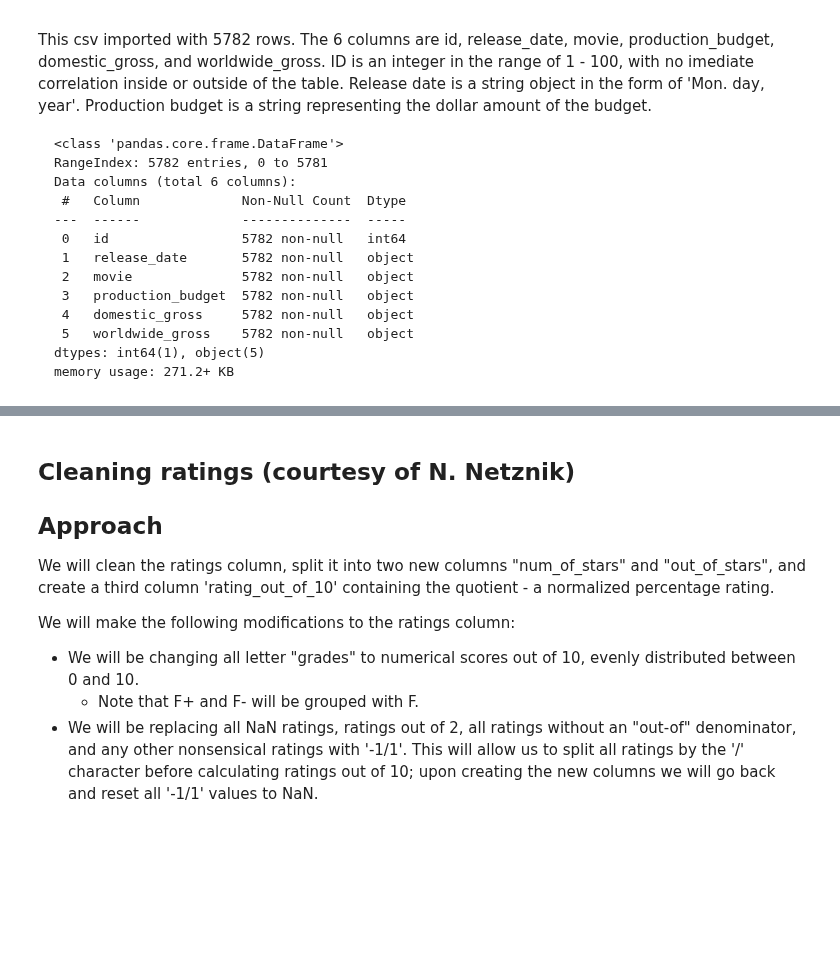
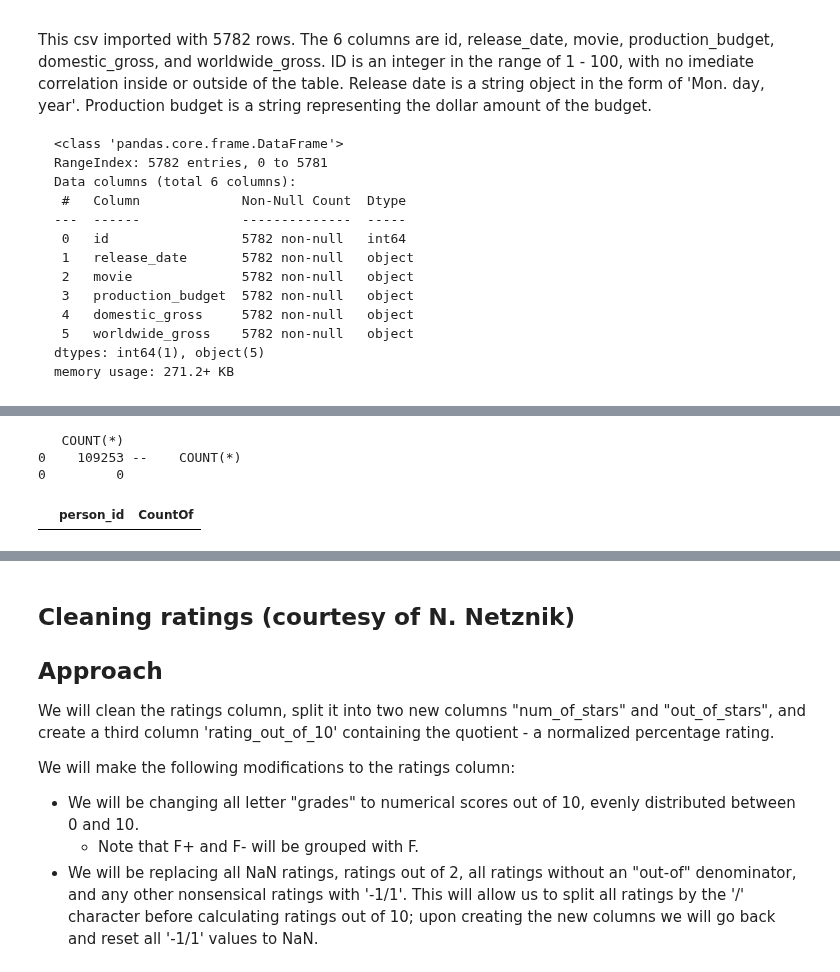
Before and after one commit to cLineman/CapStoneProject, a Jupyter notebook: AlexanderWhite.ipynb, the cells around one changed output, grey strips where cells are left out. Drawn from its saved outputs; the diff is of its cells as text; code cells hidden in the pictures; blank space fills up the shorter version.

Commit message:
rechecking duplicates and im.db

```diff
--- a/AlexanderWhite.ipynb
+++ b/AlexanderWhite.ipynb
@@ -635,0 +587,65 @@ DatabaseError: Execution failed on sql '
+# %%
+# Under construction -- Trying to remove duplicates from tables
+# May be better to just import to pandas df?
+
+a = pd.read_sql("SELECT COUNT(*) FROM (SELECT MIN(person_id) FROM directors GROUP BY person_id);", conn)
+b = pd.read_sql("SELECT COUNT(*) FROM directors WHERE person_id NOT IN (SELECT MIN(person_id) FROM directors GROUP BY person_id);", conn)
+print(a,"--",b)
+# %% [output]
+   COUNT(*)
+0    109253 --    COUNT(*)
+0         0
+# %%
+# persons, principals, known_for, directors, writers, movie_basics, movie_ratings, movie_akas
+
+parms_persons = {'select': 'person_id, COUNT(*) as CountOf',
+                 'from': 'persons'
+                 ,'group_by': 'person_id'} #clean
+
+parms_principals = {'select': 'movie_id, person_id, COUNT(*) as CountOf',
+                    'from': 'principals'
+                    ,'group_by': 'movie_id, person_id'} # has duplicates (of a kind)
+
+parms_known_for = {'select': 'person_id, movie_id, COUNT(*) as CountOf',
+                   'from': 'known_for'
+                   ,'group_by': 'person_id, movie_id'} # clean
+
+parms_directors = {'select': 'person_id, movie_id, COUNT(*) as CountOf',
+                   'from': 'directors'
+                   ,'group_by': 'person_id, movie_id'} # has duplicates
+
+parms_writers = {'select': 'person_id, movie_id, COUNT(*) as CountOf',
+                   'from': 'writers'
+                   ,'group_by': 'person_id, movie_id'} # has duplicates
+
+parms_movie_basics = {'select': 'movie_id, COUNT(*) as CountOf',
+                      'from': 'movie_basics'
+                      ,'group_by': 'movie_id'} # clean
+
+parms_movie_ratings = {'select': 'movie_id, COUNT(*) as CountOf',
+                      'from': 'movie_ratings'
+                      ,'group_by': 'movie_id'} # clean
+
+parms_movie_akas = {'select': 'movie_id, COUNT(*) as CountOf',
+                      'from': 'movie_akas'
+                      ,'group_by': 'movie_id'} # has duplicates
+
+q = \
+"""
+    SELECT {0[select]}
+      FROM {0[from]}
+  GROUP BY {0[group_by]}
+    HAVING CountOf > 1
+ ;
+""".format(parms_persons)
+
+# pd.read_sql("""
+#     SELECT *
+#       FROM principals
+#      WHERE person_id == 'nm2335900'
+#  ;
+# """, conn)
+
+pd.read_sql(q, conn)
+# %% [output]
+|  | person_id | CountOf |
```
Also changed, not shown: parts of 7 cells of this notebook.
